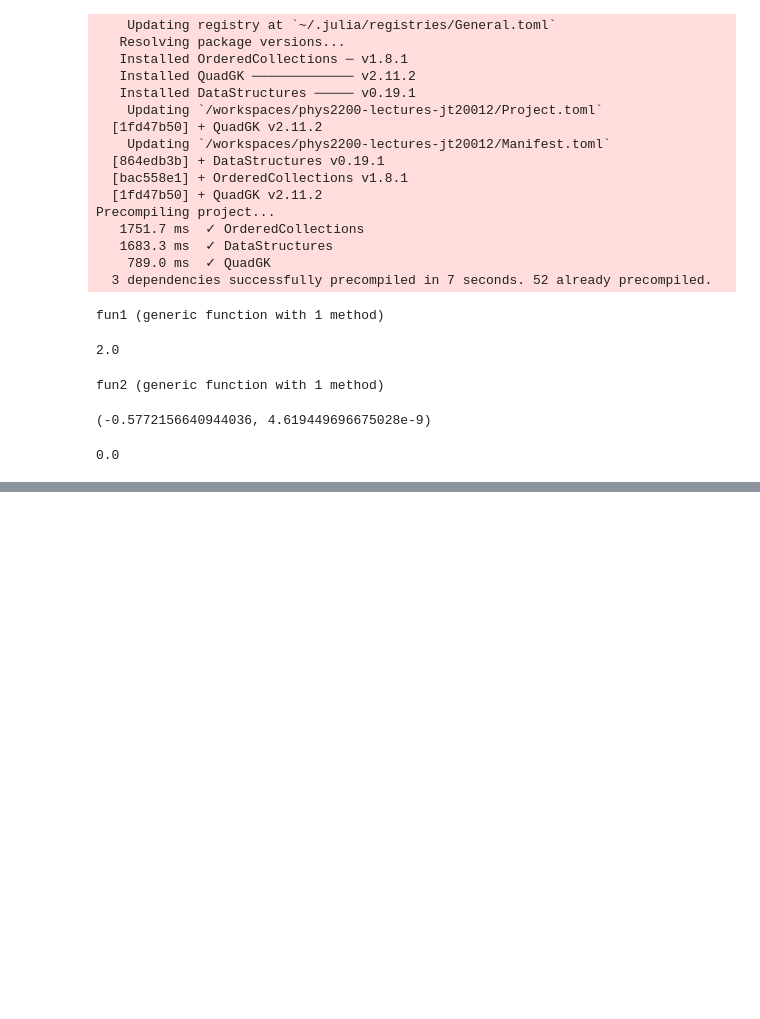
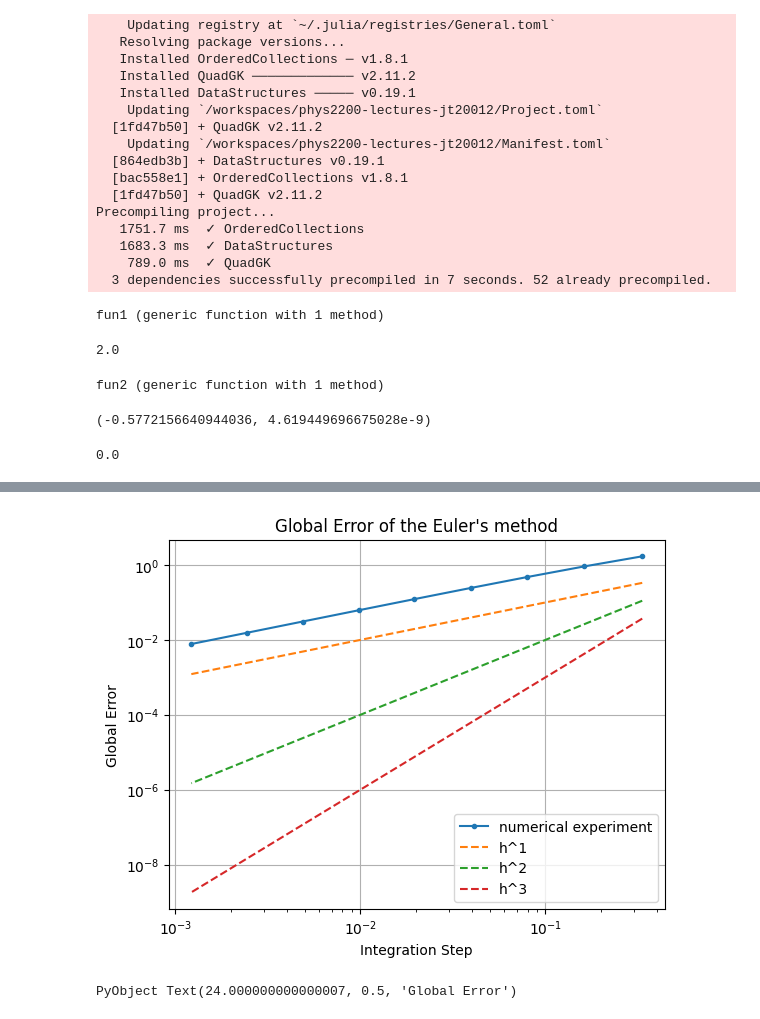
Before and after one commit to PHYS-2200-Computational-Physics-Course/phys2200-lectures-jt20012, a Jupyter notebook: Lecture10/work10.ipynb, the cells around one changed output, grey strips where cells are left out. Drawn from its saved outputs; the diff is of its cells as text; code cells hidden in the pictures; blank space fills up the shorter version.

```diff
--- a/Lecture10/work10.ipynb
+++ b/Lecture10/work10.ipynb
@@ -83,0 +134,25 @@ mybasel(0)
+# %%
+np = 9
+hh = zeros(np)
+gerr = zeros(np)
+
+for i = 1:np
+    n = 2^(i+3)
+    t, y = myeulers(fun,a,b,n,y1)
+    hh[i] = t[2] - t[1]
+    gerr[i] = abs(yexact(b) - y[end])
+end
+# %%
+
+loglog(hh, gerr, marker=".", label="numerical experiment")
+loglog(hh, hh, linestyle="dashed", label="h^1")
+loglog(hh, hh.^2, linestyle="dashed", label="h^2")
+loglog(hh, hh.^3, linestyle="dashed", label="h^3")
+grid(true)
+title("Global Error of the Euler's method")
+legend()
+xlabel("Integration Step")
+ylabel("Global Error")
+# %% [output]
+[figure, added]
+PyObject Text(24.000000000000007, 0.5, 'Global Error')
```
Also changed, not shown: parts of 5 cells of this notebook.
